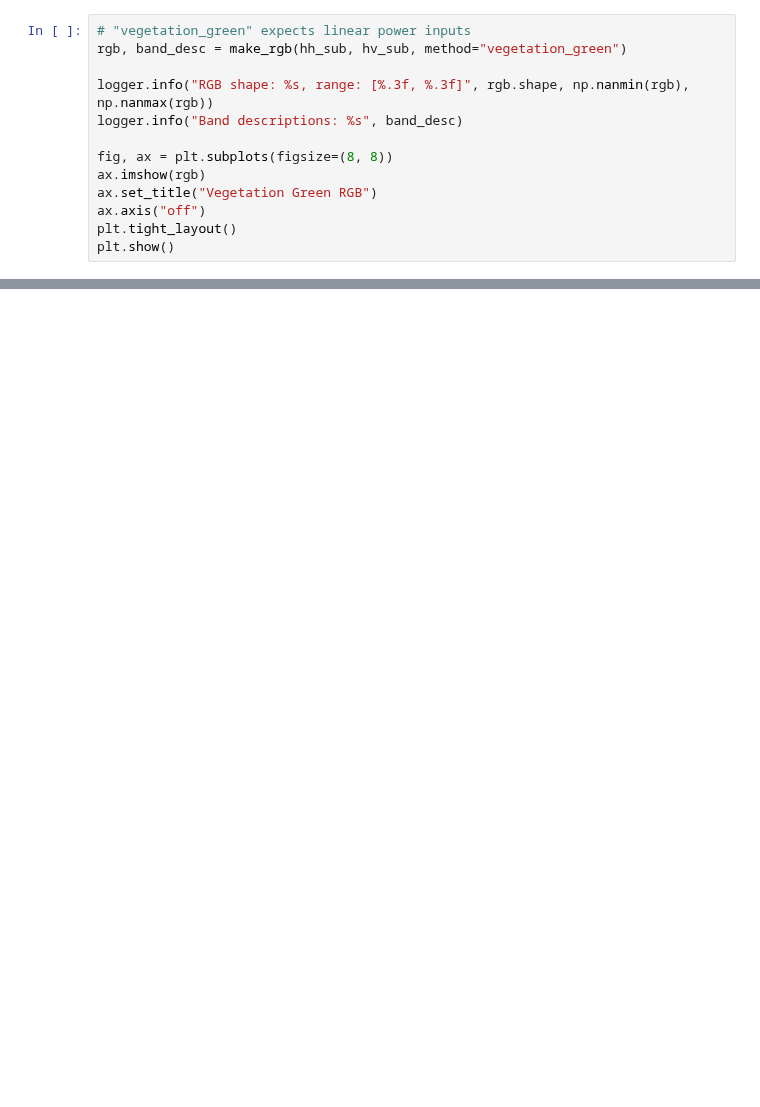
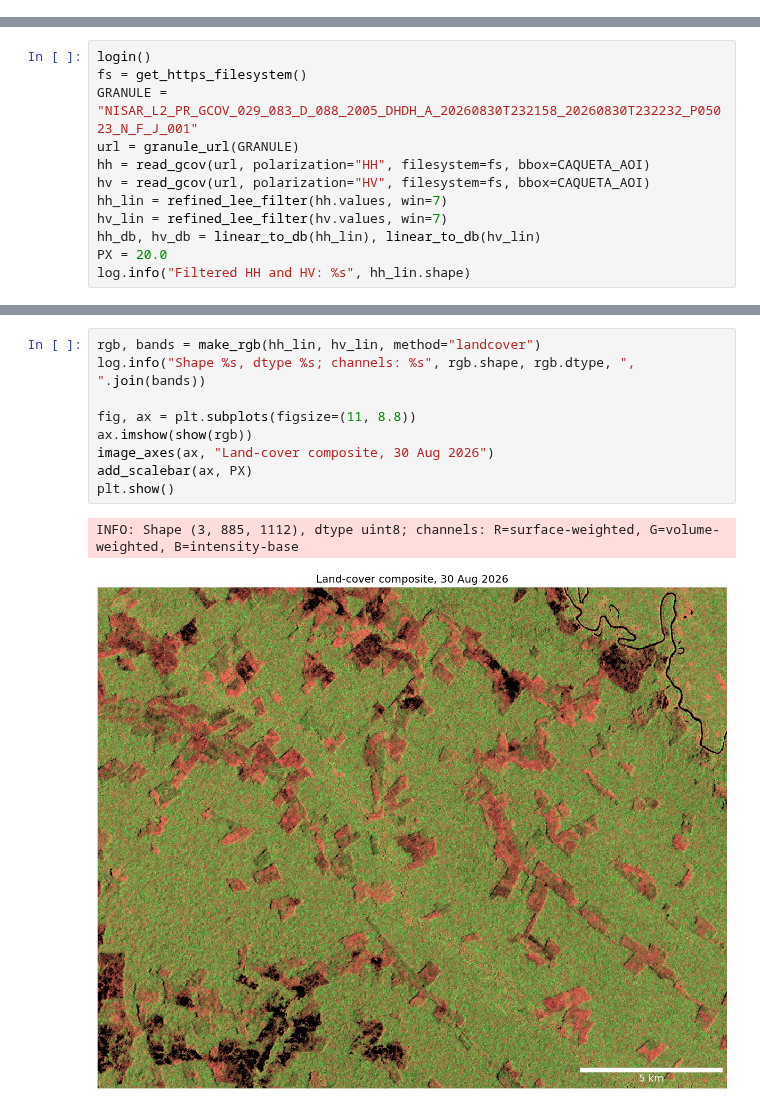
Before and after one commit to bullocke/nice-sar, a Jupyter notebook: notebooks/04_rgb_composites.ipynb, the cells around one changed output, grey strips where cells are left out. Saved outputs shown, nothing was run; the diff lists cells and outputs as text; blank space fills up the shorter version.

```diff
--- a/notebooks/04_rgb_composites.ipynb
+++ b/notebooks/04_rgb_composites.ipynb
@@ -128,13 +23,0 @@ based on the `method` name. Returns `(rgb_array, band_descriptions)`.
-# %%
-# "vegetation_green" expects linear power inputs
-rgb, band_desc = make_rgb(hh_sub, hv_sub, method="vegetation_green")
-
-logger.info("RGB shape: %s, range: [%.3f, %.3f]", rgb.shape, np.nanmin(rgb), np.nanmax(rgb))
-logger.info("Band descriptions: %s", band_desc)
-
-fig, ax = plt.subplots(figsize=(8, 8))
-ax.imshow(rgb)
-ax.set_title("Vegetation Green RGB")
-ax.axis("off")
-plt.tight_layout()
-plt.show()
@@ -213,0 +61,12 @@ plt.show()
+# %%
+login()
+fs = get_https_filesystem()
+GRANULE = "NISAR_L2_PR_GCOV_029_083_D_088_2005_DHDH_A_20260830T232158_20260830T232232_P05023_N_F_J_001"
+url = granule_url(GRANULE)
+hh = read_gcov(url, polarization="HH", filesystem=fs, bbox=CAQUETA_AOI)
+hv = read_gcov(url, polarization="HV", filesystem=fs, bbox=CAQUETA_AOI)
+hh_lin = refined_lee_filter(hh.values, win=7)
+hv_lin = refined_lee_filter(hv.values, win=7)
+hh_db, hv_db = linear_to_db(hh_lin), linear_to_db(hv_lin)
+PX = 20.0
+log.info("Filtered HH and HV: %s", hh_lin.shape)
@@ -213,0 +81,12 @@ plt.show()
+# %%
+rgb, bands = make_rgb(hh_lin, hv_lin, method="landcover")
+log.info("Shape %s, dtype %s; channels: %s", rgb.shape, rgb.dtype, ", ".join(bands))
+
+fig, ax = plt.subplots(figsize=(11, 8.8))
+ax.imshow(show(rgb))
+image_axes(ax, "Land-cover composite, 30 Aug 2026")
+add_scalebar(ax, PX)
+plt.show()
+# %% [output]
+INFO: Shape (3, 885, 1112), dtype uint8; channels: R=surface-weighted, G=volume-weighted, B=intensity-base
+[figure, added]
```
Also changed, not shown: parts of 30 cells of this notebook, 3 other files.
